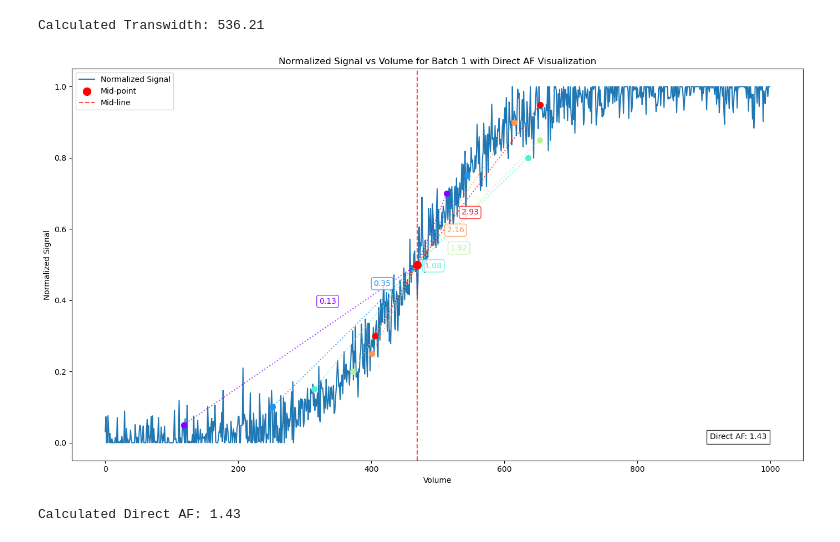
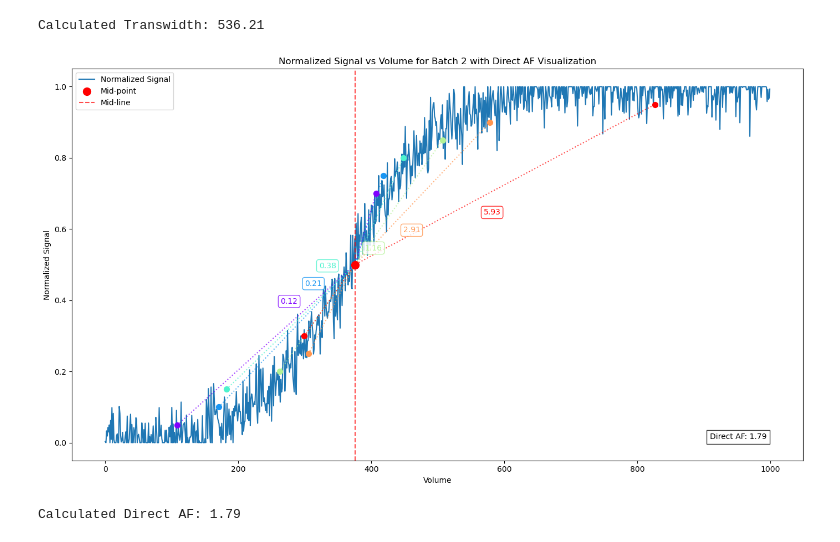
Before and after one commit to vincentgaul/direct_transitional_analysis, a Jupyter notebook: TA.ipynb, the cells around one changed output. Saved outputs shown, nothing was run; the diff lists cells and outputs as text; code cells hidden in the pictures.

```diff
--- a/TA.ipynb
+++ b/TA.ipynb
@@ -374,33 +399,33 @@ def calculate_and_plot_direct_af(df, batch_number):
         plt.scatter([cv_a, cv_b], [low, high], color=colors[i], s=50, zorder=5)
         plt.plot([cv_a, cv_mid, cv_b], [low, 0.5, high], color=colors[i], linestyle=':', alpha=0.7)
 
         # Add ratio value to the plot
         mid_x = (cv_a + cv_b) / 2
         mid_y = (low + high) / 2
         plt.annotate(f'{ratio:.2f}', (mid_x, mid_y), color=colors[i],
                      xytext=(5, 5), textcoords='offset points',
                      bbox=dict(boxstyle="round,pad=0.3", fc="white", ec=colors[i], alpha=0.8),
                      ha='left', va='bottom')
 
     plt.title(f'Normalized Signal vs Volume for Batch {batch_number} with Direct AF Visualization')
     plt.xlabel('Volume')
     plt.ylabel('Normalized Signal')
     plt.legend()
 
     # Add text annotation for Direct AF value
     plt.text(0.95, 0.05, f'Direct AF: {direct_af:.2f}',
              horizontalalignment='right', verticalalignment='bottom',
              transform=plt.gca().transAxes,
              bbox=dict(facecolor='white', edgecolor='black', alpha=0.8))
 
     plt.tight_layout()
     plt.show()
 
     return direct_af
 
 # Example usage:
-direct_af = calculate_and_plot_direct_af(df_final, 1)  # Plot for Batch 1
+direct_af = calculate_and_plot_direct_af(df_final, 2)  # Plot for Batch 1
 print(f"Calculated Direct AF: {direct_af:.2f}")
 # %% [output]
-[figure, old version]
+[figure, new version]
-Calculated Direct AF: 1.43
+Calculated Direct AF: 1.79
```
Also changed, not shown: parts of 5 cells of this notebook.
